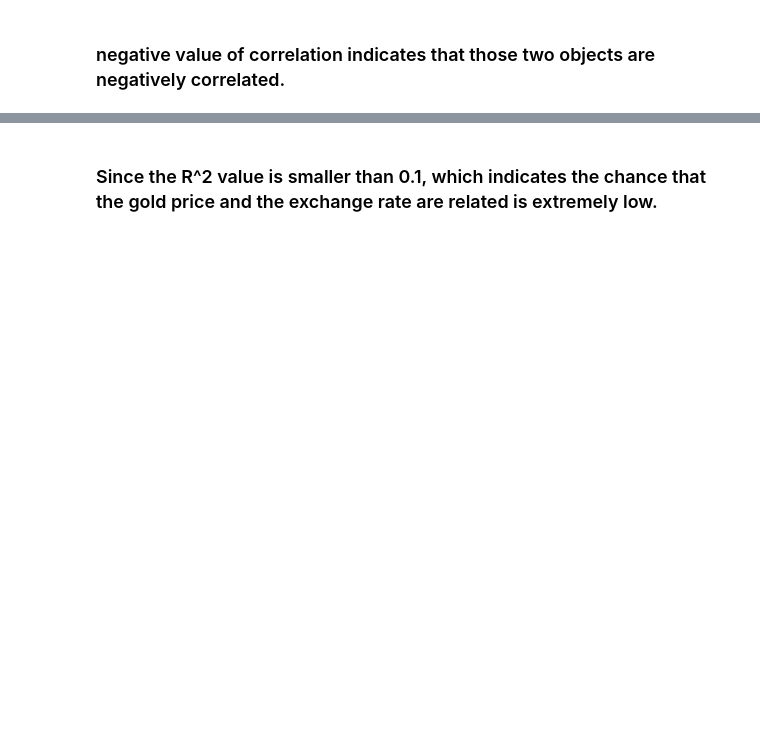
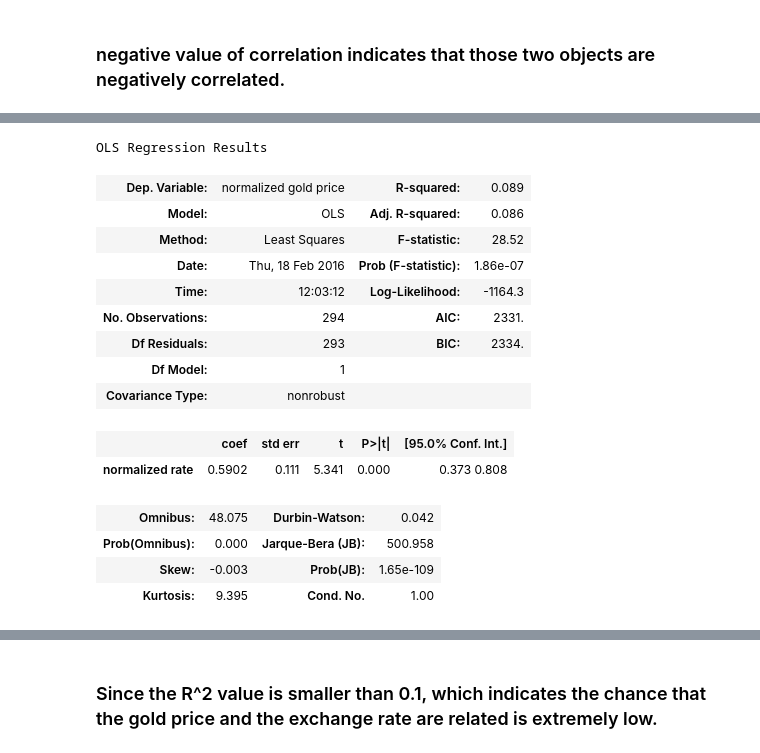
Before and after one commit to KaetheKong/Data-Mining-Final-Project, a Jupyter notebook: Gold vs Currency Analysis.ipynb, the cells around one changed output, grey strips where cells are left out. Drawn from its saved outputs; the diff is of its cells as text; code cells hidden in the pictures; blank space fills up the shorter version.

```diff
--- a/Gold vs Currency Analysis.ipynb
+++ b/Gold vs Currency Analysis.ipynb
@@ -69,3 +75,26 @@ combine_data.plot(x = 'date', y = 'normalized rate', ax = ax)
+# %%
+Y = com_in['normalized gold price']
+X = com_in['normalized rate']
+results = sm.OLS(Y, X, True).fit()
+# %%
+results.summary()
+# %% [output]
+OLS Regression Results
+| Dep. Variable: | normalized gold price | R-squared: | 0.089 |
+| Model: | OLS | Adj. R-squared: | 0.086 |
+| Method: | Least Squares | F-statistic: | 28.52 |
+| Date: | Thu, 18 Feb 2016 | Prob (F-statistic): | 1.86e-07 |
+| Time: | 12:03:12 | Log-Likelihood: | -1164.3 |
+| No. Observations: | 294 | AIC: | 2331. |
+| Df Residuals: | 293 | BIC: | 2334. |
+| Df Model: | 1 |  |  |
+| Covariance Type: | nonrobust |  |  |
+|  | coef | std err | t | P>|t| | [95.0% Conf. Int.] |
+| normalized rate | 0.5902 | 0.111 | 5.341 | 0.000 | 0.373 0.808 |
+| Omnibus: | 48.075 | Durbin-Watson: | 0.042 |
+| Prob(Omnibus): | 0.000 | Jarque-Bera (JB): | 500.958 |
+| Skew: | -0.003 | Prob(JB): | 1.65e-109 |
+| Kurtosis: | 9.395 | Cond. No. | 1.00 |
 # %%
 combine_data['normalized gold price'].corr(combine_data['normalized rate'])
 # %% [output]
```
Also changed, not shown: parts of 20 cells of this notebook.
